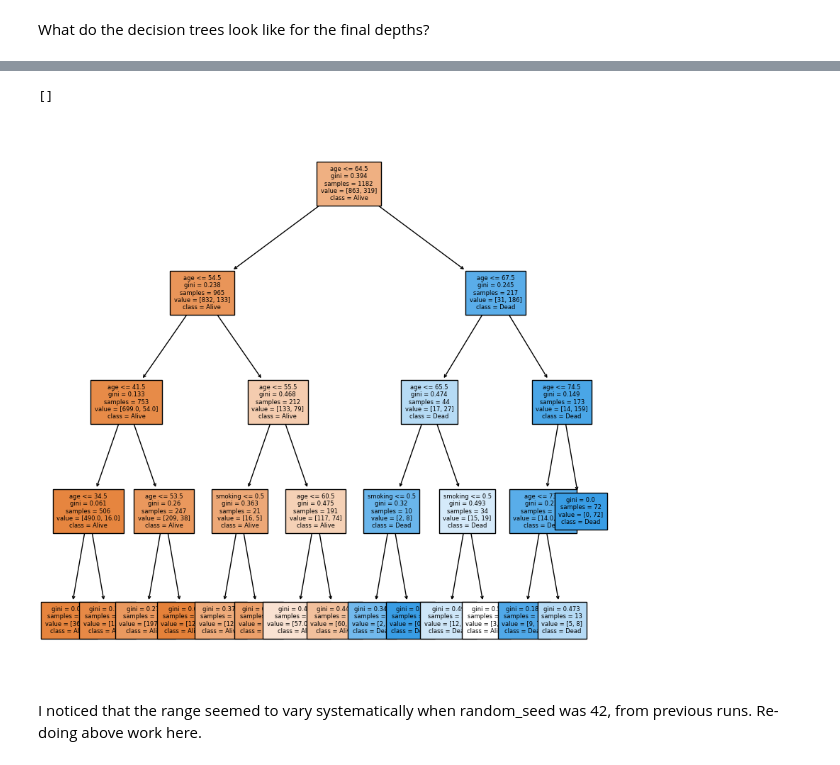
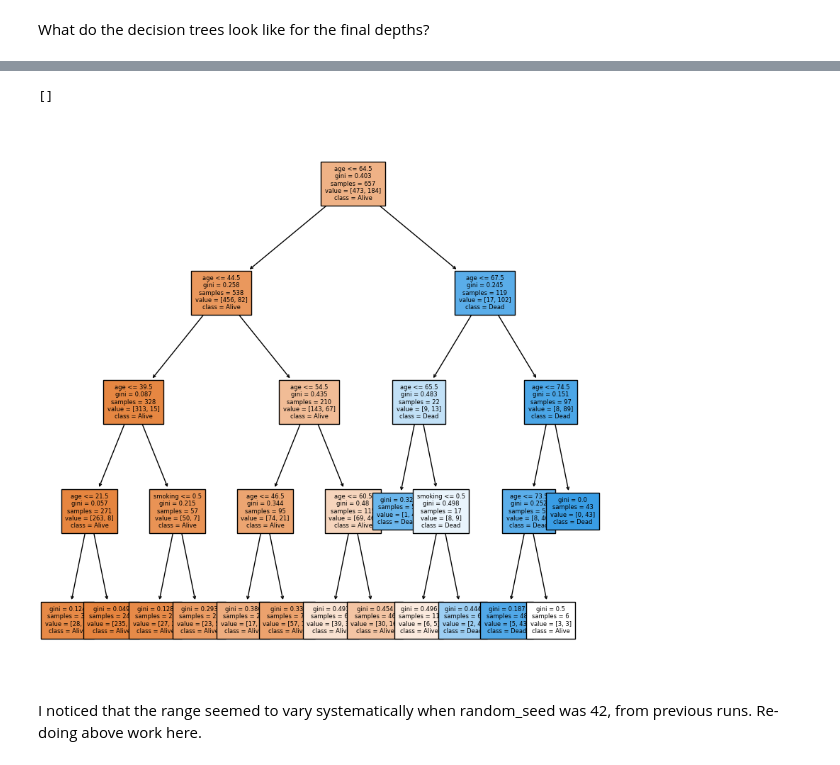
Before and after one commit to mattbenn/Explorations-in-Machine-Learning, a Jupyter notebook: M14 - Decision Trees/try_it_14.1.ipynb, the cells around one changed output, grey strips where cells are left out. Saved outputs shown, nothing was run; the diff lists cells and outputs as text; code cells hidden in the pictures.

```diff
--- a/M14 - Decision Trees/try_it_14.1.ipynb
+++ b/M14 - Decision Trees/try_it_14.1.ipynb
@@ -141,7 +141,7 @@ plt.savefig('accuracy_plots_trainProportion.png')
 # %% [markdown]
 What do the decision trees look like for the final depths?
 # %%
-temp_X_train, temp_X_test, temp_y_train, temp_y_test = train_test_split(X, y, train_size = .4, random_state = universal_random_seed, stratify = stratify_col)
+temp_X_train, temp_X_test, temp_y_train, temp_y_test = train_test_split(X, y, train_size = .5, random_state = universal_random_seed, stratify = y)#, stratify = stratify_col)
 
 dtree = DecisionTreeClassifier(max_depth = 1).fit(temp_X_train, temp_y_train)
 plot_tree(dtree, feature_names = ['smoking', 'age'], class_names = ['Alive', 'Dead'], filled = True)
@@ -159,15 +159,15 @@ plt.plot()
 # %%
 dtree = DecisionTreeClassifier(max_depth = 4).fit(temp_X_train, temp_y_train)
 #plot_tree(dtree, feature_names = ['smoking', 'age'], class_names = ['Alive', 'Dead'], filled = True)
 #plt.plot()
 
 fig, ax = plt.subplots(figsize = (10, 10))
-plot_tree(dtree, feature_names = ['smoking', 'age'], class_names = ['Alive', 'Dead'], filled = True,
+plot_tree(dtree, feature_names = ['smoking', 'age'], label = 'all', class_names = ['Alive', 'Dead'], filled = True,
               ax = ax, fontsize = 6)
 plt.plot()
 # %% [output]
 []
-[figure, old version]
+[figure, new version]
 # %% [markdown]
 I noticed that the range seemed to vary systematically when random_seed was 42, from previous runs. Re-doing above work here.
 # %%
```
Also changed, not shown: parts of 3 cells of this notebook, 3 other files.
